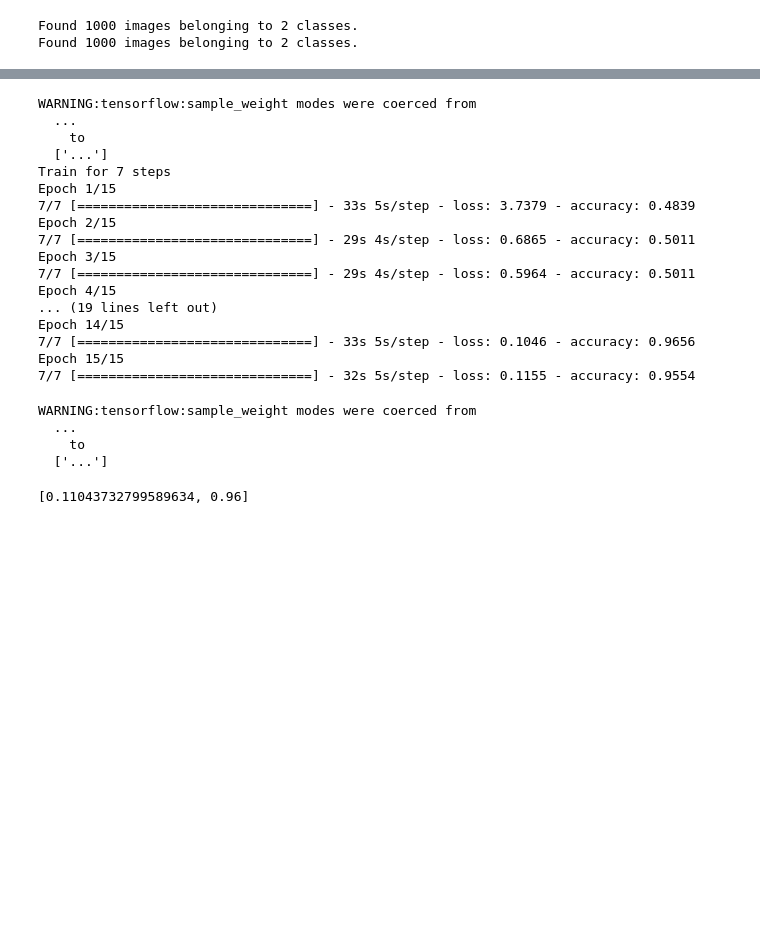
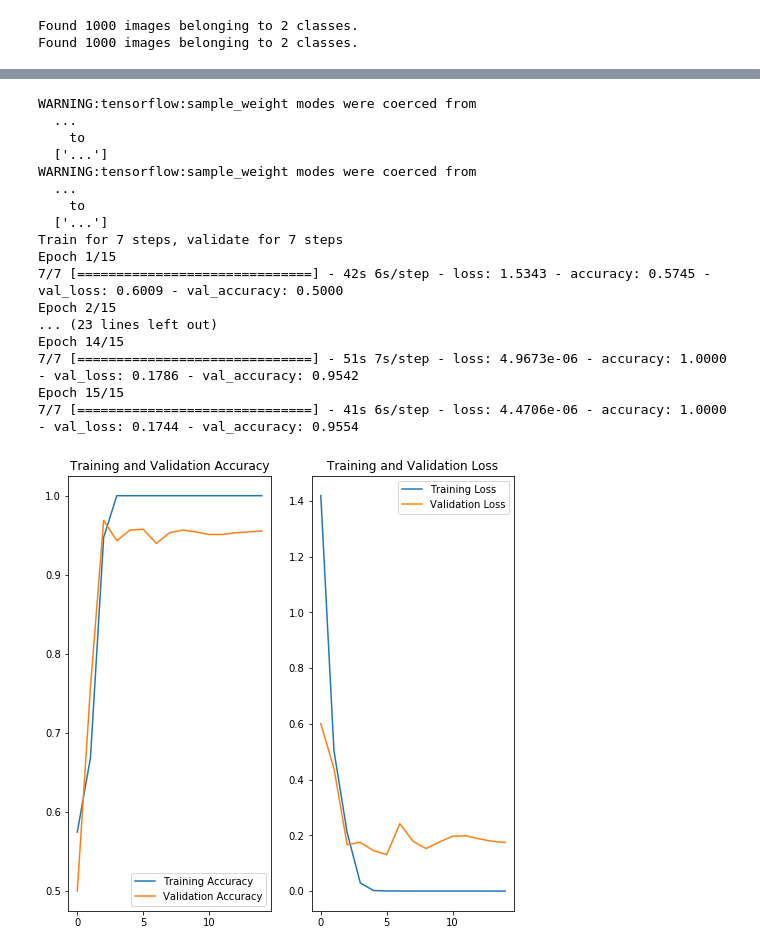
Before and after one commit to bondadam/DLRS, a Jupyter notebook: src/Deep Learning Experimentations.ipynb, the cells around one changed output, grey strips where cells are left out. Cells and saved outputs as stored; diff of their text form; code cells hidden in the pictures; blank space fills up the shorter version.

```diff
--- a/src/Deep Learning Experimentations.ipynb
+++ b/src/Deep Learning Experimentations.ipynb
@@ -47,7 +47,7 @@ validation_stable_num = len(os.listdir(validation_stable_dir))
 validation_malfunction_num = len(os.listdir(validation_malfunction_dir))
 
 total_train = train_stable_num + train_malfunction_num
-total_validation = train_stable_num + train_malfunction_num
+total_validation = validation_stable_num + validation_malfunction_num
 # %%
 print('total training stable images:', train_stable_num)
 print('total training malfunction images:', train_malfunction_num)
@@ -133,24 +136,40 @@ WARNING:tensorflow:sample_weight modes were coerced from
   ...
     to
   ['...']
-Train for 7 steps
+WARNING:tensorflow:sample_weight modes were coerced from
+  ...
+    to
+  ['...']
+Train for 7 steps, validate for 7 steps
 Epoch 1/15
-7/7 [==============================] - 33s 5s/step - loss: 3.7379 - accuracy: 0.4839
+7/7 [==============================] - 42s 6s/step - loss: 1.5343 - accuracy: 0.5745 - val_loss: 0.6009 - val_accuracy: 0.5000
 Epoch 2/15
-7/7 [==============================] - 29s 4s/step - loss: 0.6865 - accuracy: 0.5011
-Epoch 3/15
-7/7 [==============================] - 29s 4s/step - loss: 0.5964 - accuracy: 0.5011
-Epoch 4/15
-... (19 lines left out)
+... (23 lines left out)
 Epoch 14/15
-7/7 [==============================] - 33s 5s/step - loss: 0.1046 - accuracy: 0.9656
+7/7 [==============================] - 51s 7s/step - loss: 4.9673e-06 - accuracy: 1.0000 - val_loss: 0.1786 - val_accuracy: 0.9542
 Epoch 15/15
-7/7 [==============================] - 32s 5s/step - loss: 0.1155 - accuracy: 0.9554
+7/7 [==============================] - 41s 6s/step - loss: 4.4706e-06 - accuracy: 1.0000 - val_loss: 0.1744 - val_accuracy: 0.9554
-# %%
-model.evaluate_generator(validation_data_gen)
-# %% [output]
-WARNING:tensorflow:sample_weight modes were coerced from
-  ...
-    to
-  ['...']
-[0.11043732799589634, 0.96]
+# %%
+acc = history.history['accuracy']
+val_acc = history.history['val_accuracy']
+
+loss=history.history['loss']
+val_loss=history.history['val_loss']
+
+epochs_range = range(epochs)
+
+plt.figure(figsize=(8, 8))
+plt.subplot(1, 2, 1)
+plt.plot(epochs_range, acc, label='Training Accuracy')
+plt.plot(epochs_range, val_acc, label='Validation Accuracy')
+plt.legend(loc='lower right')
+plt.title('Training and Validation Accuracy')
+
+plt.subplot(1, 2, 2)
+plt.plot(epochs_range, loss, label='Training Loss')
+plt.plot(epochs_range, val_loss, label='Validation Loss')
+plt.legend(loc='upper right')
+plt.title('Training and Validation Loss')
+plt.show()
+# %% [output]
+[figure, added]
```
Also changed, not shown: parts of 2 cells of this notebook.
